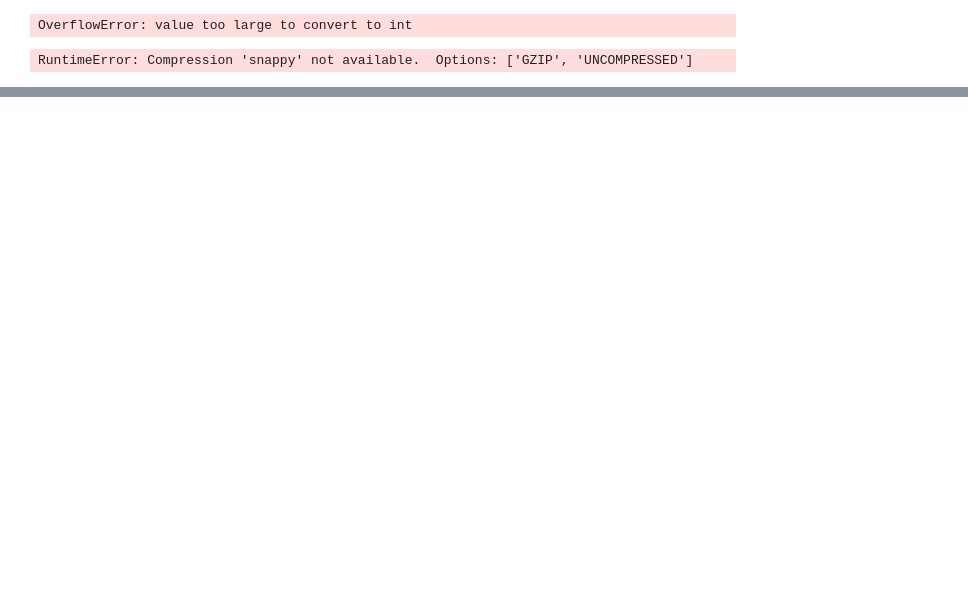
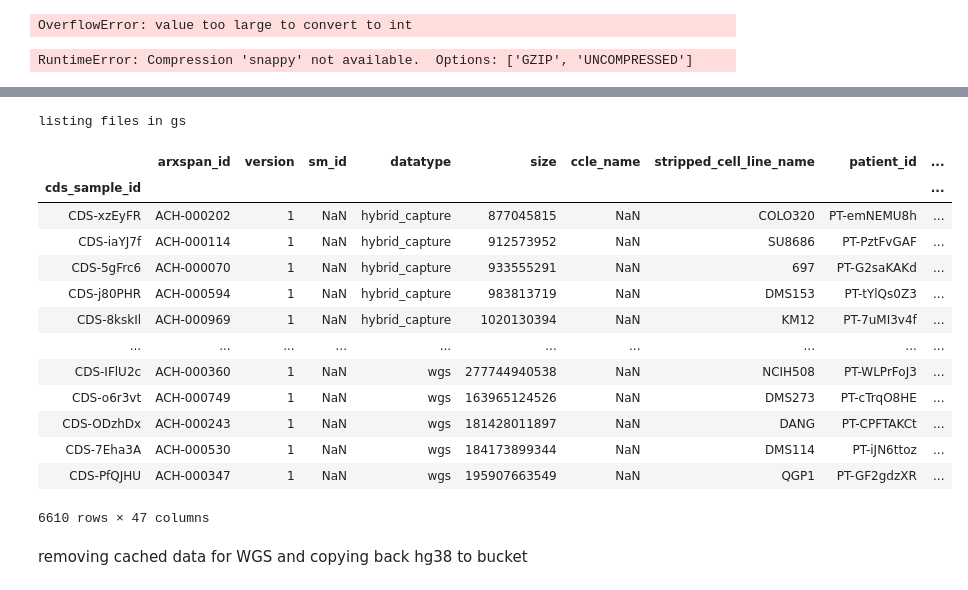
Before and after one commit to broadinstitute/depmap_omics, a Jupyter notebook: Mutations_prev_new_comparison.ipynb, the cells around one changed output, grey strips where cells are left out. Drawn from its saved outputs; the diff is of its cells as text; code cells hidden in the pictures; blank space fills up the shorter version.

```diff
--- a/Mutations_prev_new_comparison.ipynb
+++ b/Mutations_prev_new_comparison.ipynb
@@ -736,0 +948,9 @@ RuntimeError: Compression 'snappy' not available.  Options: ['GZIP', 'UNCOMPRESS
+# %%
+ccle_refsamples['legacy_size'] = None
+ccle_refsamples['legacy_crc32c_hash'] = None
+# %%
+ind= ccle_refsamples[(ccle_refsamples.datatype=='wes')].index
+ccle_refsamples.loc[ind,'legacy_size'] = ccle_refsamples.loc[ind,'size']
+ccle_refsamples.loc[ind,'legacy_crc32c_hash'] = ccle_refsamples.loc[ind,'crc32c_hash']
+# %%
+ccle_refsamples.loc[cnsam.index,'md5_hash'] = gcp.catFiles(cnsam.hg38_analysis_ready_bam_md5, cut=50)
@@ -736,0 +992,23 @@ RuntimeError: Compression 'snappy' not available.  Options: ['GZIP', 'UNCOMPRESS
+# %%
+ccle_refsamples.loc[cnsam.index,'size'] = [gcp.extractSize(i)[1] for i in gcp.lsFiles(cnsam.hg38_analysis_ready_bam.tolist(), add='-l')]
+# %% [output]
+listing files in gs
+# %%
+ccle_refsamples = ccle_refsamples.drop(index=ccle_refsamples[ccle_refsamples.datatype=='hg38_wes'].index)
+# %% [output]
+|  | arxspan_id | version | sm_id | datatype | size | ccle_name | stripped_cell_line_name | patient_id | ... |
+| cds_sample_id |  |  |  |  |  |  |  |  | ... |
+| CDS-xzEyFR | ACH-000202 | 1 | NaN | hybrid_capture | 877045815 | NaN | COLO320 | PT-emNEMU8h | ... |
+| CDS-iaYJ7f | ACH-000114 | 1 | NaN | hybrid_capture | 912573952 | NaN | SU8686 | PT-PztFvGAF | ... |
+| CDS-5gFrc6 | ACH-000070 | 1 | NaN | hybrid_capture | 933555291 | NaN | 697 | PT-G2saKAKd | ... |
+| CDS-j80PHR | ACH-000594 | 1 | NaN | hybrid_capture | 983813719 | NaN | DMS153 | PT-tYlQs0Z3 | ... |
+| CDS-8kskIl | ACH-000969 | 1 | NaN | hybrid_capture | 1020130394 | NaN | KM12 | PT-7uMI3v4f | ... |
+| ... | ... | ... | ... | ... | ... | ... | ... | ... | ... |
+| CDS-IFlU2c | ACH-000360 | 1 | NaN | wgs | 277744940538 | NaN | NCIH508 | PT-WLPrFoJ3 | ... |
+| CDS-o6r3vt | ACH-000749 | 1 | NaN | wgs | 163965124526 | NaN | DMS273 | PT-cTrqO8HE | ... |
+| CDS-ODzhDx | ACH-000243 | 1 | NaN | wgs | 181428011897 | NaN | DANG | PT-CPFTAKCt | ... |
+| CDS-7Eha3A | ACH-000530 | 1 | NaN | wgs | 184173899344 | NaN | DMS114 | PT-iJN6ttoz | ... |
+| CDS-PfQJHU | ACH-000347 | 1 | NaN | wgs | 195907663549 | NaN | QGP1 | PT-GF2gdzXR | ... |
+6610 rows × 47 columns
+# %% [markdown]
+removing cached data for WGS and copying back hg38 to bucket
```
Also changed, not shown: parts of 119 cells of this notebook, 4 other files.
